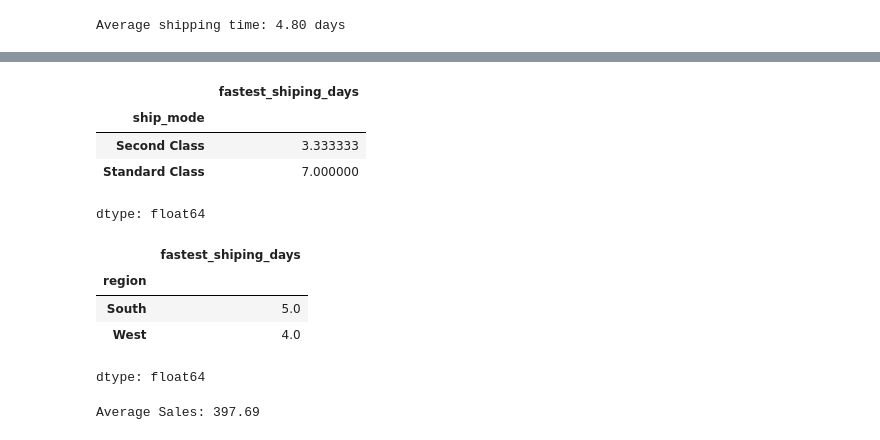
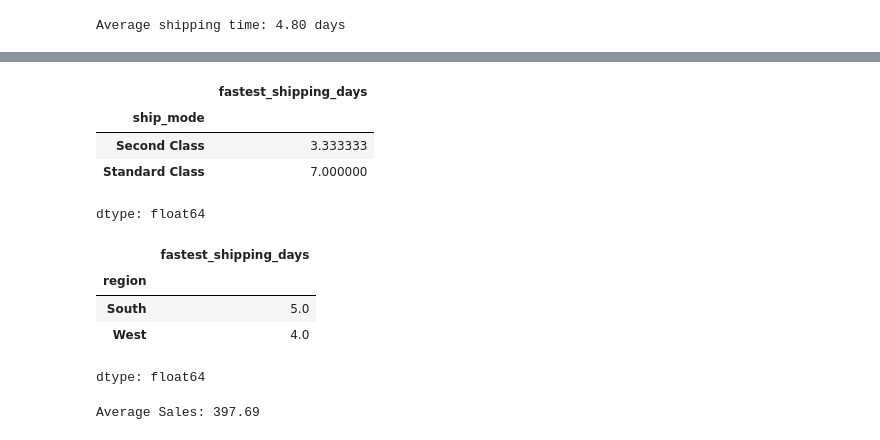
Before and after one commit to SindhaAshish/Super-Store-Sales, a Jupyter notebook: Superstore_Sales_1.ipynb, the cells around one changed output, grey strips where cells are left out. Drawn from its saved outputs; the diff is of its cells as text; code cells hidden in the pictures.

```diff
--- a/Superstore_Sales_1.ipynb
+++ b/Superstore_Sales_1.ipynb
@@ -32,6 +32,9 @@ df.columns = df.columns.str.lower().str.replace(' ','_')
 df['estimated_profit'] = df['sales'].astype('float32') * 0.15
 #df['estimated_profit'] = pd.eval("df['Sales'] * 0.15") not working
 #df['estimated_profit'] = (df['Sales'] * 0.15)
+# %%
+df['order_date'] = df['order_date'].astype('datetime64[ns]')
+df['ship_date'] = df['ship_date'].astype('datetime64[ns]')
 # %%
 df.isnull().head()
 # %% [output]
@@ -101,8 +104,8 @@ display(df[['order_date','ship_date']].head())
 | 3 | 2016-10-11 | 2016-10-18 |
 | 4 | 2016-10-11 | 2016-10-18 |
 # %%
-df['fastest_shiping_days'] = df['ship_date'] - df['order_date']
-df['fastest_shiping_days'] = df['fastest_shiping_days'].dt.days
+df['fastest_shipping_days'] = df['ship_date'] - df['order_date']
+df['fastest_shipping_days'] = df['fastest_shipping_days'].dt.days
 df.head()
 # %% [output]
 |  | row_id | order_id | order_date | ship_date | ship_mode | customer_id | customer_name | segment | country | ... |
@@ -127,19 +130,19 @@ df.head()
 | 4 | 5 | US-2016-108966 | 2016-10-11 | 2016-10-18 | Standard Class | SO-20335 | Sean O'Donnell | Consumer | United States | ... |
 # %%
 #Fastest Shipping Days by Shipping Modes
-average_shipping_time_by_mode = df.groupby('ship_mode')['fastest_shiping_days'].mean()
+average_shipping_time_by_mode = df.groupby('ship_mode')['fastest_shipping_days'].mean()
 display(average_shipping_time_by_mode)
 # %% [output]
-|  | fastest_shiping_days |
+|  | fastest_shipping_days |
 | ship_mode |  |
 | Second Class | 3.333333 |
 | Standard Class | 7.000000 |
 dtype: float64
 # %%
-average_shipping_time_by_region = df.groupby('region')['fastest_shiping_days'].mean()
+average_shipping_time_by_region = df.groupby('region')['fastest_shipping_days'].mean()
 display(average_shipping_time_by_region)
 # %% [output]
-|  | fastest_shiping_days |
+|  | fastest_shipping_days |
 | region |  |
 | South | 5.0 |
 | West | 4.0 |
```
Also changed, not shown: parts of 8 cells of this notebook.
